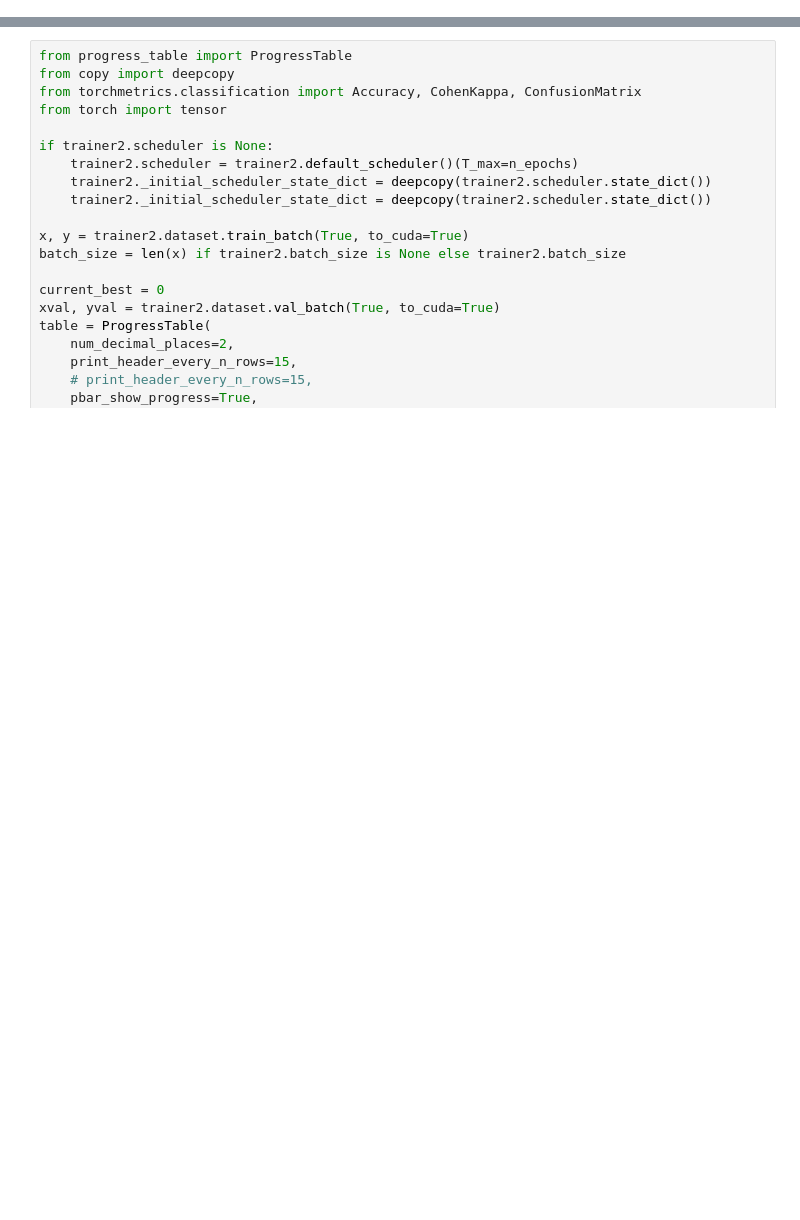
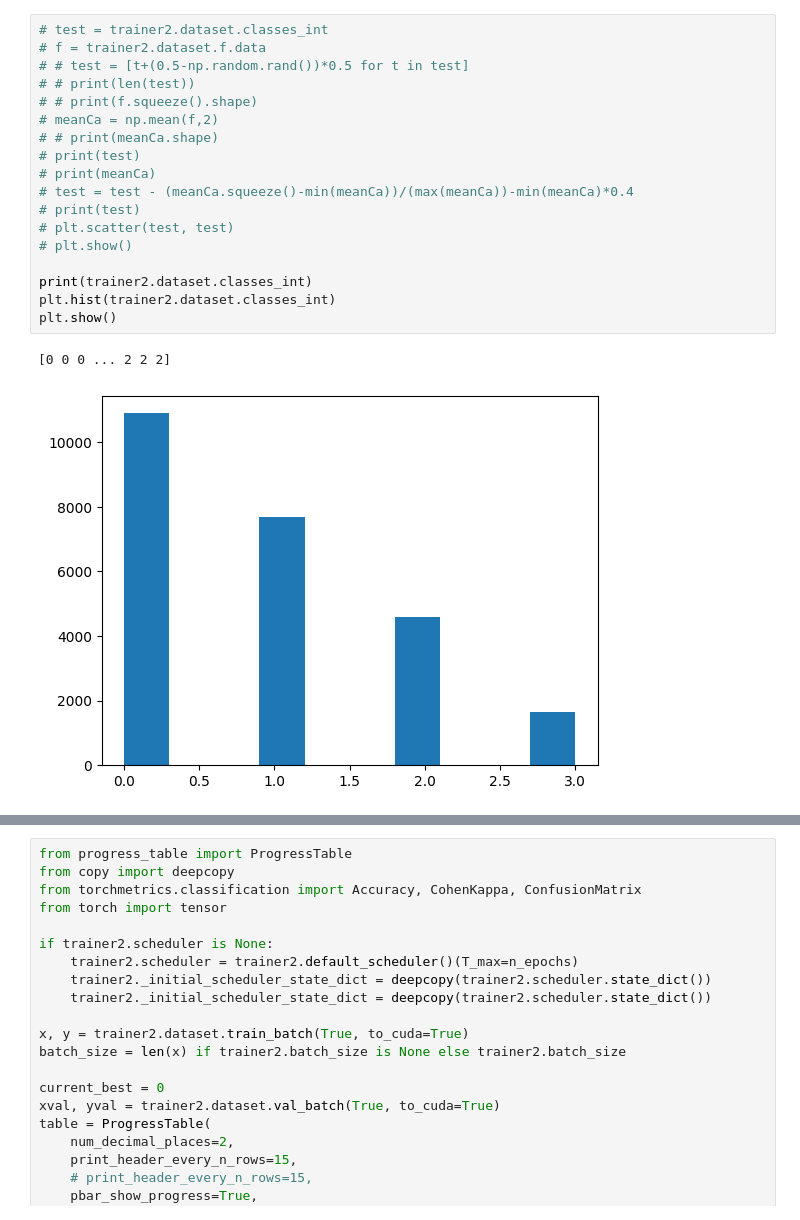
Before and after one commit to ClementPla/PycalcActivation, a Jupyter notebook: notebooks/testRegresser.ipynb, the cells around one changed output, grey strips where cells are left out. Saved outputs shown, nothing was run; the diff lists cells and outputs as text; blank space fills up the shorter version.

```diff
--- a/notebooks/testRegresser.ipynb
+++ b/notebooks/testRegresser.ipynb
@@ -159 +151,22 @@ N4-6: 0.61 Q4-6: 0.80 Q4H7-6: 2.66 T4-6: 1.35
+# %%
+# test = trainer2.dataset.classes_int
+# f = trainer2.dataset.f.data
+# # test = [t+(0.5-np.random.rand())*0.5 for t in test]
+# # print(len(test))
+# # print(f.squeeze().shape)
+# meanCa = np.mean(f,2)
+# # print(meanCa.shape)
+# print(test)
+# print(meanCa)
+# test = test - (meanCa.squeeze()-min(meanCa))/(max(meanCa))-min(meanCa)*0.4
+# print(test)
+# plt.scatter(test, test)
+# plt.show()
+
+print(trainer2.dataset.classes_int)
+plt.hist(trainer2.dataset.classes_int)
+plt.show()
+# %% [output]
+[0 0 0 ... 2 2 2]
+[figure, added]
 # %%
```
Also changed, not shown: parts of 7 cells of this notebook, 4 other files.
